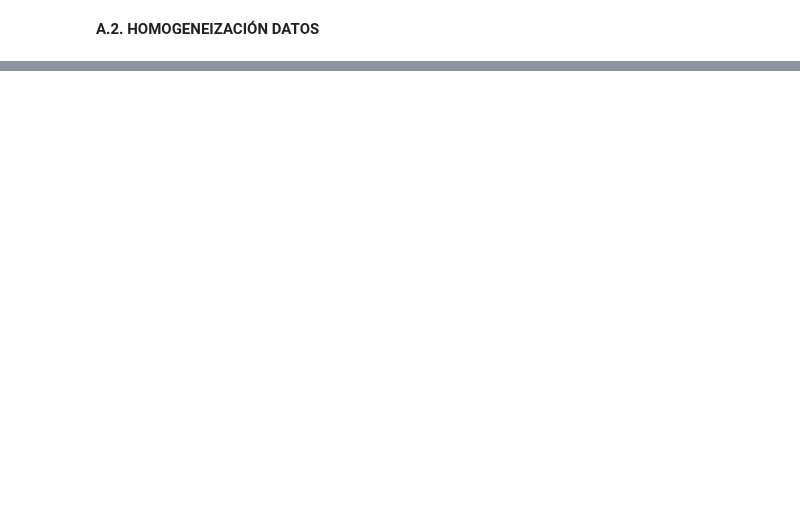
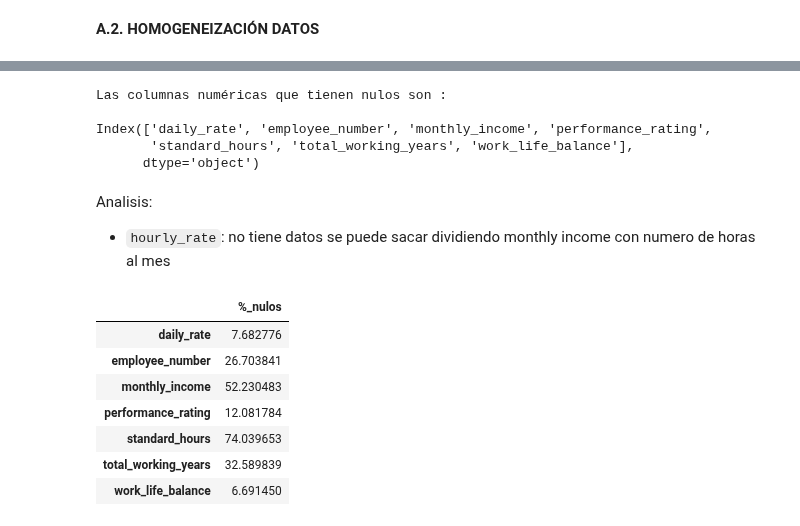
Before and after one commit to Paulamc1695/proyecto_da_promo_J_modulo_3, a Jupyter notebook: Fase_2_Transformacion_Datos.ipynb, the cells around one changed output, grey strips where cells are left out. Drawn from its saved outputs; the diff is of its cells as text; code cells hidden in the pictures; blank space fills up the shorter version.

```diff
--- a/Fase_2_Transformacion_Datos.ipynb
+++ b/Fase_2_Transformacion_Datos.ipynb
@@ -272,0 +562,18 @@ df_transformacion_copy.head()
+# %%
+# Columnas categóricas con valores nulos: Cambiar de object a entero
+
+columna_moda = ["over18", "over_time"]
+
+def reemplazar_moda (df_transformacion_copy, columnas_moda):
+
+    for columna in columnas_moda:
+
+        moda = df_transformacion_copy[columna].mode()[0]
+
+        df_transformacion_copy[columna] = df_transformacion_copy[columna].fillna(moda)
+
+    return df_transformacion_copy
+
+df_transformacion_copy = reemplazar_moda(df_transformacion_copy, columna_moda)
+
+df_transformacion_copy[columna_moda].isnull().sum()
@@ -272,0 +636,27 @@ df_transformacion_copy.head()
+# %%
+# Lista de columnas numericas que tienen nulos
+nulos_num = df_transformacion_copy[df_transformacion_copy.columns[df_transformacion_copy.isnull().any()]].select_dtypes(include = np.number).columns
+print("Las columnas numéricas que tienen nulos son : \n ")
+print(nulos_num)
+# %% [output]
+Las columnas numéricas que tienen nulos son :
+
+Index(['daily_rate', 'employee_number', 'monthly_income', 'performance_rating',
+       'standard_hours', 'total_working_years', 'work_life_balance'],
+      dtype='object')
+# %% [markdown]
+Analisis:
+- `hourly_rate`: no tiene datos se puede sacar dividiendo monthly income con numero de horas al mes
+# %%
+#Nulos variables numéricas
+df_nulos_numerico= pd.DataFrame((df_transformacion_copy[nulos_num].isnull().sum() / df_transformacion_copy[nulos_num].shape[0]) * 100, columns = ["%_nulos"])
+df_nulos_numerico
+# %% [output]
+|  | %_nulos |
+| daily_rate | 7.682776 |
+| employee_number | 26.703841 |
+| monthly_income | 52.230483 |
+| performance_rating | 12.081784 |
+| standard_hours | 74.039653 |
+| total_working_years | 32.589839 |
+| work_life_balance | 6.691450 |
```
Also changed, not shown: parts of 79 cells of this notebook, 5 other files.
